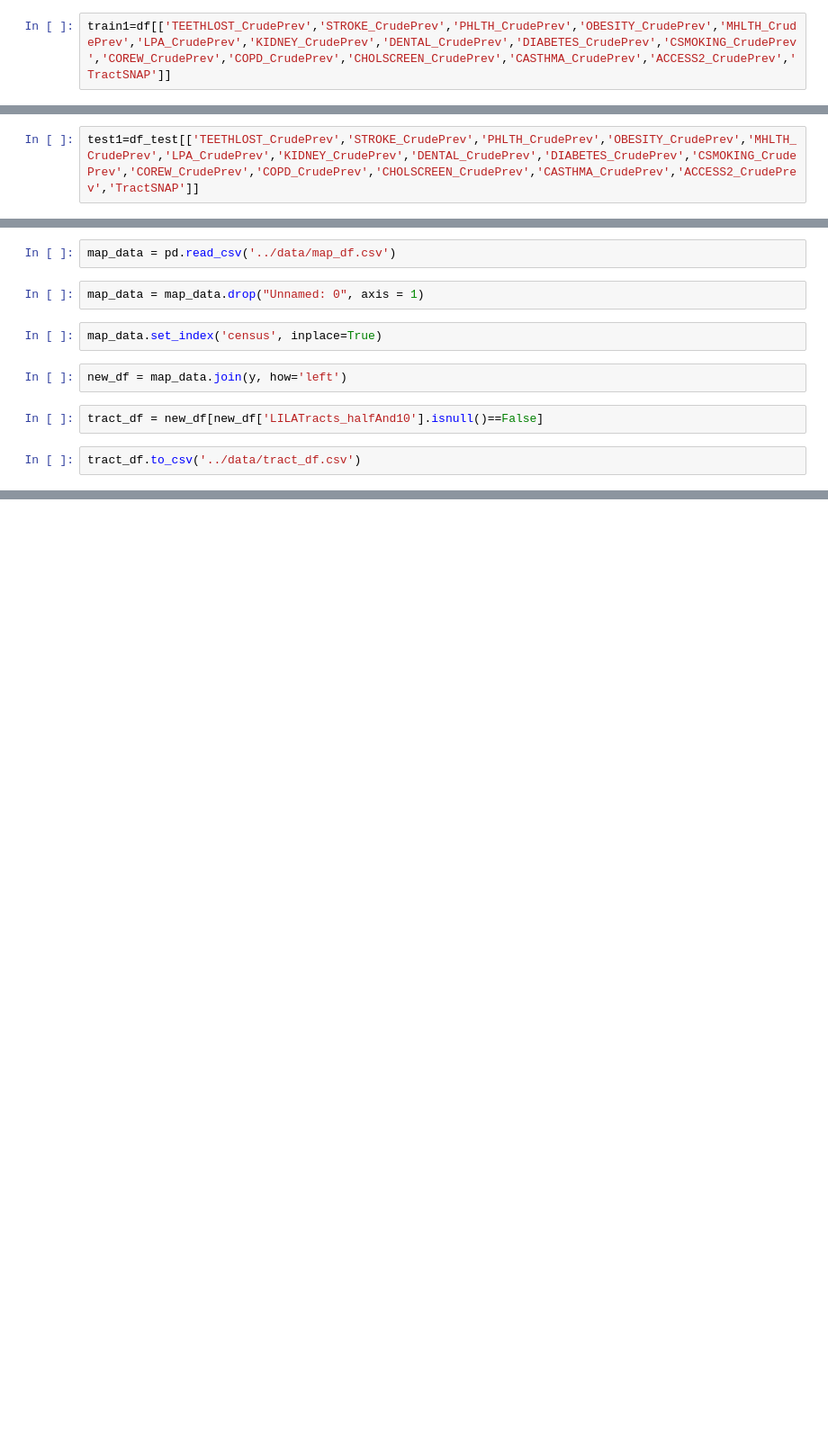
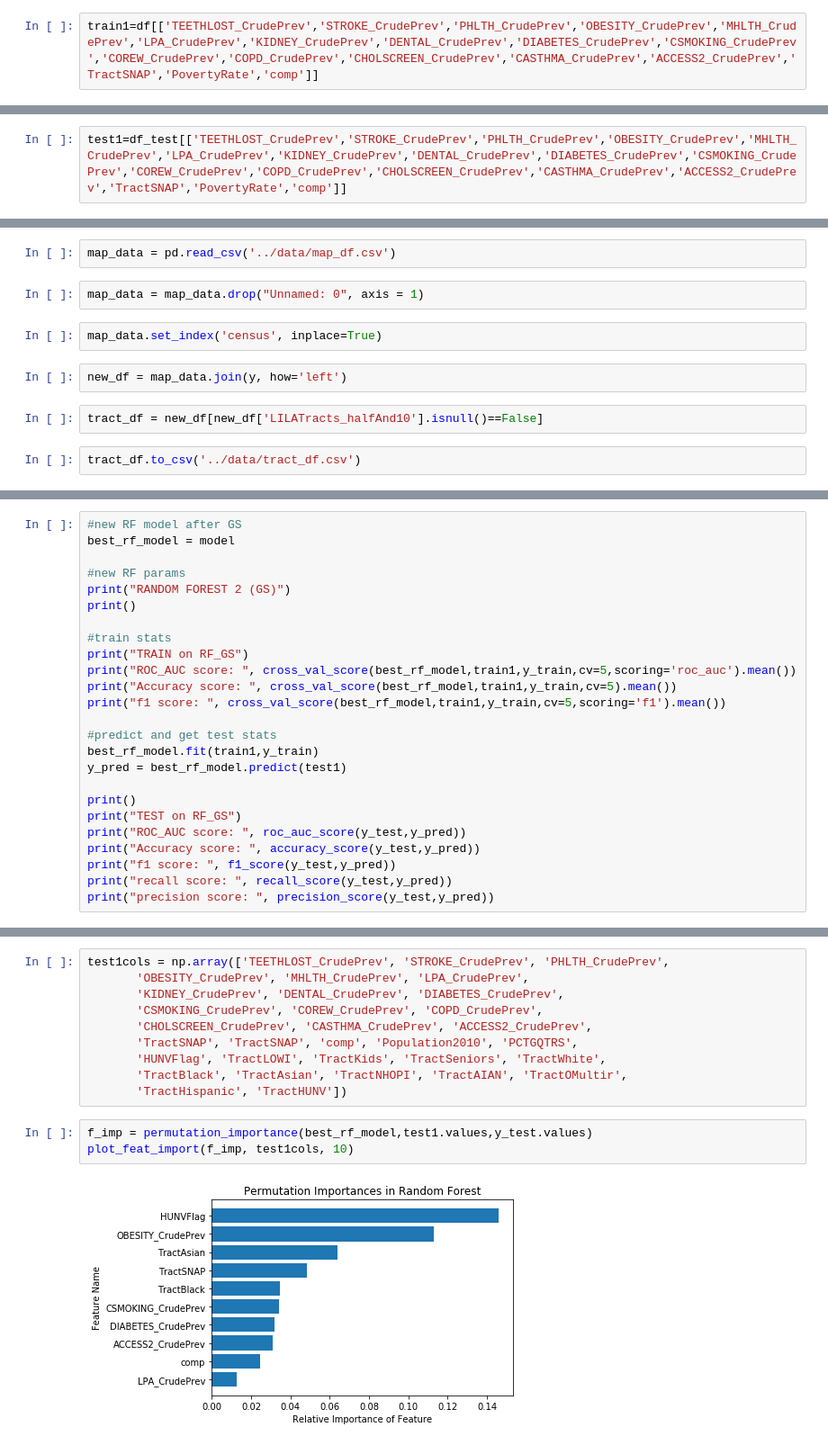
Before and after one commit to karinapatel/food-desert-prediction, a Jupyter notebook: cleaning_1.ipynb, the cells around one changed output, grey strips where cells are left out. Shown at 90% size. Drawn from its saved outputs; the diff is of its cells as text; blank space fills up the shorter version.

```diff
--- a/cleaning_1.ipynb
+++ b/cleaning_1.ipynb
@@ -147,7 +249,7 @@ df=clean(X_train)
 # %%
 df=df[['TEETHLOST_CrudePrev','STROKE_CrudePrev','PHLTH_CrudePrev','OBESITY_CrudePrev','MHLTH_CrudePrev','LPA_CrudePrev','KIDNEY_CrudePrev','DENTAL_CrudePrev','DIABETES_CrudePrev','CSMOKING_CrudePrev','COREW_CrudePrev','COPD_CrudePrev','CHOLSCREEN_CrudePrev','CASTHMA_CrudePrev','ACCESS2_CrudePrev','TractSNAP']]
 # %%
-train1=df[['TEETHLOST_CrudePrev','STROKE_CrudePrev','PHLTH_CrudePrev','OBESITY_CrudePrev','MHLTH_CrudePrev','LPA_CrudePrev','KIDNEY_CrudePrev','DENTAL_CrudePrev','DIABETES_CrudePrev','CSMOKING_CrudePrev','COREW_CrudePrev','COPD_CrudePrev','CHOLSCREEN_CrudePrev','CASTHMA_CrudePrev','ACCESS2_CrudePrev','TractSNAP']]
+train1=df[['TEETHLOST_CrudePrev','STROKE_CrudePrev','PHLTH_CrudePrev','OBESITY_CrudePrev','MHLTH_CrudePrev','LPA_CrudePrev','KIDNEY_CrudePrev','DENTAL_CrudePrev','DIABETES_CrudePrev','CSMOKING_CrudePrev','COREW_CrudePrev','COPD_CrudePrev','CHOLSCREEN_CrudePrev','CASTHMA_CrudePrev','ACCESS2_CrudePrev','TractSNAP','PovertyRate','comp']]
 # %%
 train1['Population2010']=X_train['Population2010']
 train1['PCTGQTRS']=X_train['PCTGQTRS']
@@ -174,7 +276,7 @@ NameError: name 'train1' is not defined
 #X test after cleaning
 df_test = clean(X_test)
 # %%
-test1=df_test[['TEETHLOST_CrudePrev','STROKE_CrudePrev','PHLTH_CrudePrev','OBESITY_CrudePrev','MHLTH_CrudePrev','LPA_CrudePrev','KIDNEY_CrudePrev','DENTAL_CrudePrev','DIABETES_CrudePrev','CSMOKING_CrudePrev','COREW_CrudePrev','COPD_CrudePrev','CHOLSCREEN_CrudePrev','CASTHMA_CrudePrev','ACCESS2_CrudePrev','TractSNAP']]
+test1=df_test[['TEETHLOST_CrudePrev','STROKE_CrudePrev','PHLTH_CrudePrev','OBESITY_CrudePrev','MHLTH_CrudePrev','LPA_CrudePrev','KIDNEY_CrudePrev','DENTAL_CrudePrev','DIABETES_CrudePrev','CSMOKING_CrudePrev','COREW_CrudePrev','COPD_CrudePrev','CHOLSCREEN_CrudePrev','CASTHMA_CrudePrev','ACCESS2_CrudePrev','TractSNAP','PovertyRate','comp']]
 # %%
 test1['Population2010']=X_test['Population2010']
 test1['PCTGQTRS']=X_test['PCTGQTRS']
@@ -453,0 +605,25 @@ tract_df.to_csv('../data/tract_df.csv')
+# %%
+#new RF model after GS
+best_rf_model = model
+
+#new RF params
+print("RANDOM FOREST 2 (GS)")
+print()
+
+#train stats
+print("TRAIN on RF_GS")
+print("ROC_AUC score: ", cross_val_score(best_rf_model,train1,y_train,cv=5,scoring='roc_auc').mean())
+print("Accuracy score: ", cross_val_score(best_rf_model,train1,y_train,cv=5).mean())
+print("f1 score: ", cross_val_score(best_rf_model,train1,y_train,cv=5,scoring='f1').mean())
+
+#predict and get test stats
+best_rf_model.fit(train1,y_train)
+y_pred = best_rf_model.predict(test1)
+
+print()
+print("TEST on RF_GS")
+print("ROC_AUC score: ", roc_auc_score(y_test,y_pred))
+print("Accuracy score: ", accuracy_score(y_test,y_pred))
+print("f1 score: ", f1_score(y_test,y_pred))
+print("recall score: ", recall_score(y_test,y_pred))
+print("precision score: ", precision_score(y_test,y_pred))
@@ -453,0 +729,15 @@ tract_df.to_csv('../data/tract_df.csv')
+# %%
+test1cols = np.array(['TEETHLOST_CrudePrev', 'STROKE_CrudePrev', 'PHLTH_CrudePrev',
+       'OBESITY_CrudePrev', 'MHLTH_CrudePrev', 'LPA_CrudePrev',
+       'KIDNEY_CrudePrev', 'DENTAL_CrudePrev', 'DIABETES_CrudePrev',
+       'CSMOKING_CrudePrev', 'COREW_CrudePrev', 'COPD_CrudePrev',
+       'CHOLSCREEN_CrudePrev', 'CASTHMA_CrudePrev', 'ACCESS2_CrudePrev',
+       'TractSNAP', 'TractSNAP', 'comp', 'Population2010', 'PCTGQTRS',
+       'HUNVFlag', 'TractLOWI', 'TractKids', 'TractSeniors', 'TractWhite',
+       'TractBlack', 'TractAsian', 'TractNHOPI', 'TractAIAN', 'TractOMultir',
+       'TractHispanic', 'TractHUNV'])
+# %%
+f_imp = permutation_importance(best_rf_model,test1.values,y_test.values)
+plot_feat_import(f_imp, test1cols, 10)
+# %% [output]
+[figure, added]
```
Also changed, not shown: parts of 43 cells of this notebook, 5 other files.
